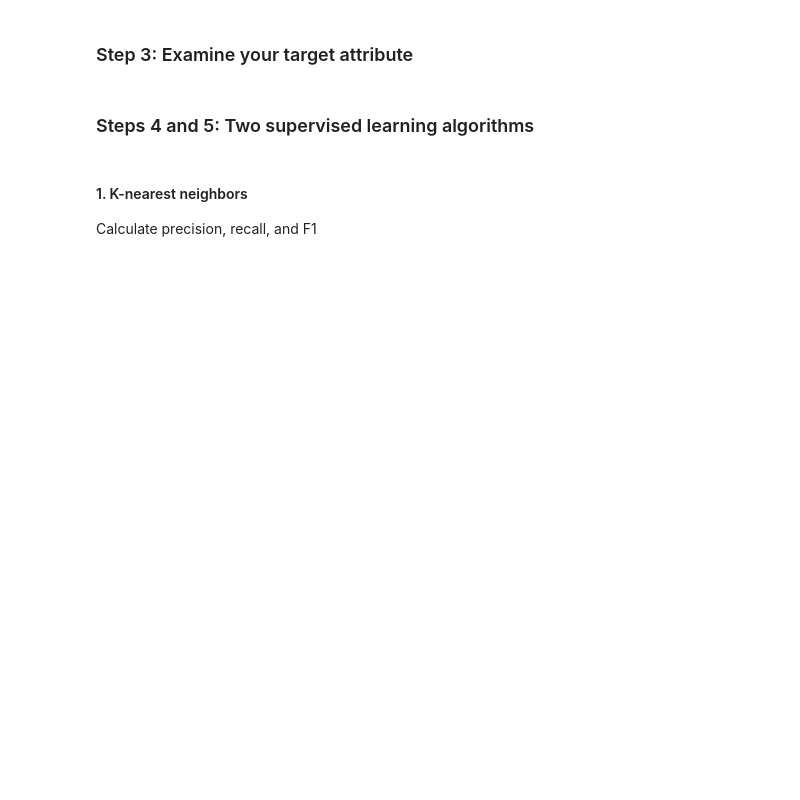
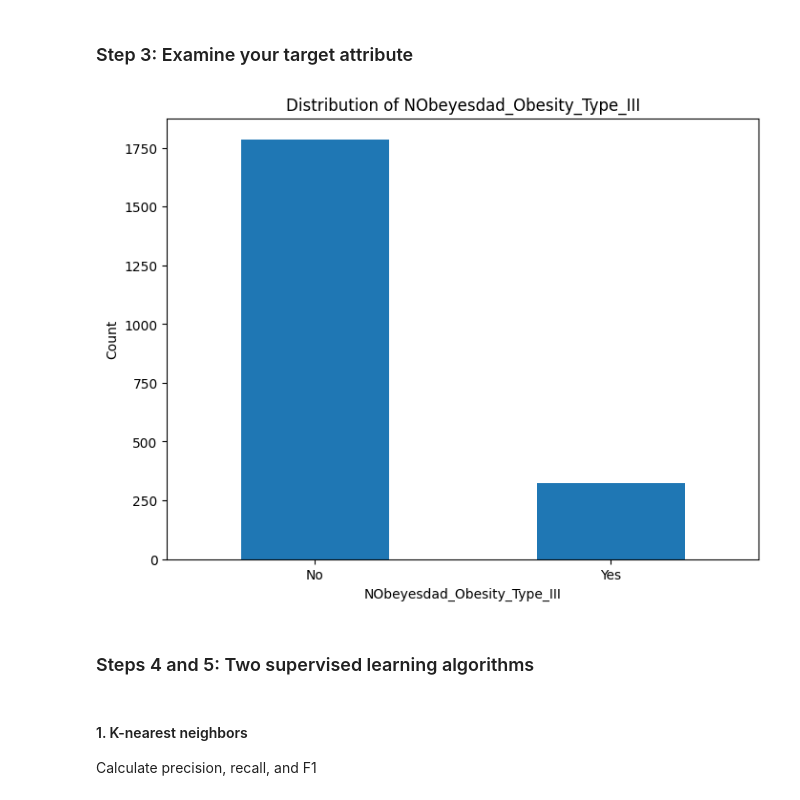
Before and after one commit to naterattner/data71200, a Jupyter notebook: project_2/data71200_summer24_project2.ipynb, the cells around one changed output. Drawn from its saved outputs; the diff is of its cells as text; code cells hidden in the pictures; blank space fills up the shorter version.

Commit message:
data split, visualized

```diff
--- a/project_2/data71200_summer24_project2.ipynb
+++ b/project_2/data71200_summer24_project2.ipynb
@@ -129,10 +123,12 @@ display(data_dummies.head())
 We will separate the target variable (which is now encoded in the final seven columns) from the data before training a model
 # %%
 features = data_dummies.loc[:, 'Age':'MTRANS_Walking']
+target_col = 'NObeyesdad_Obesity_Type_III'
 
 #Extract NumPy arrays
 X = features.values
-y = data_dummies['NObeyesdad_Obesity_Type_III'].values
+y = data_dummies[target_col].values
+# y = data_dummies.loc[:, 'NObeyesdad_Insufficient_Weight':'NObeyesdad_Overweight_Level_II'].values
 print("X.shape: {} y.shape: {}".format(X.shape, y.shape))
 # %% [output]
 X.shape: (2111, 31) y.shape: (2111,)
@@ -147,5 +169,18 @@ X_train, X_test, y_train, y_test = train_test_split(
 # %% [markdown]
 ### Step 3: Examine your target attribute
+# %%
+unique, counts = np.unique(y, return_counts=True)
+distribution = pd.Series(counts, index=unique)
+
+# Bar chart
+distribution.plot(kind='bar', figsize=(8, 6))
+plt.xlabel('NObeyesdad_Obesity_Type_III')
+plt.ylabel('Count')
+plt.title('Distribution of NObeyesdad_Obesity_Type_III')
+plt.xticks(ticks=[0, 1], labels=['No', 'Yes'], rotation=0)
+plt.show()
+# %% [output]
+[figure, added]
 # %% [markdown]
 ### Steps 4 and 5: Two supervised learning algorithms
 # %% [markdown]
```
Also changed, not shown: parts of 7 cells of this notebook.
